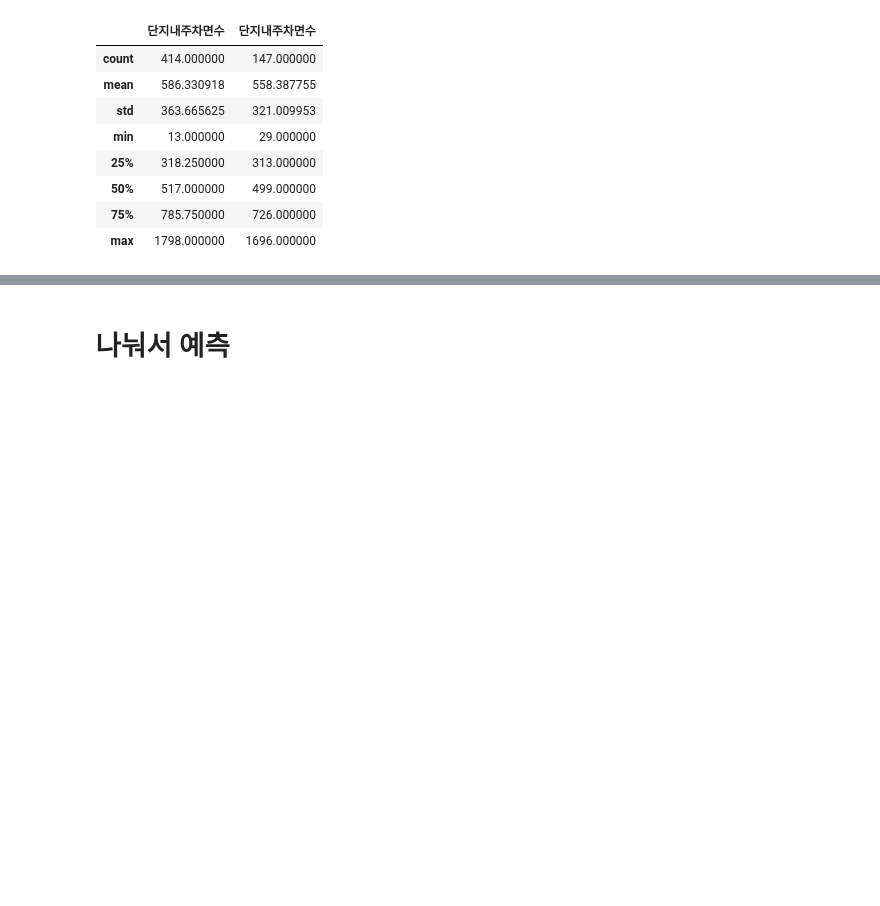
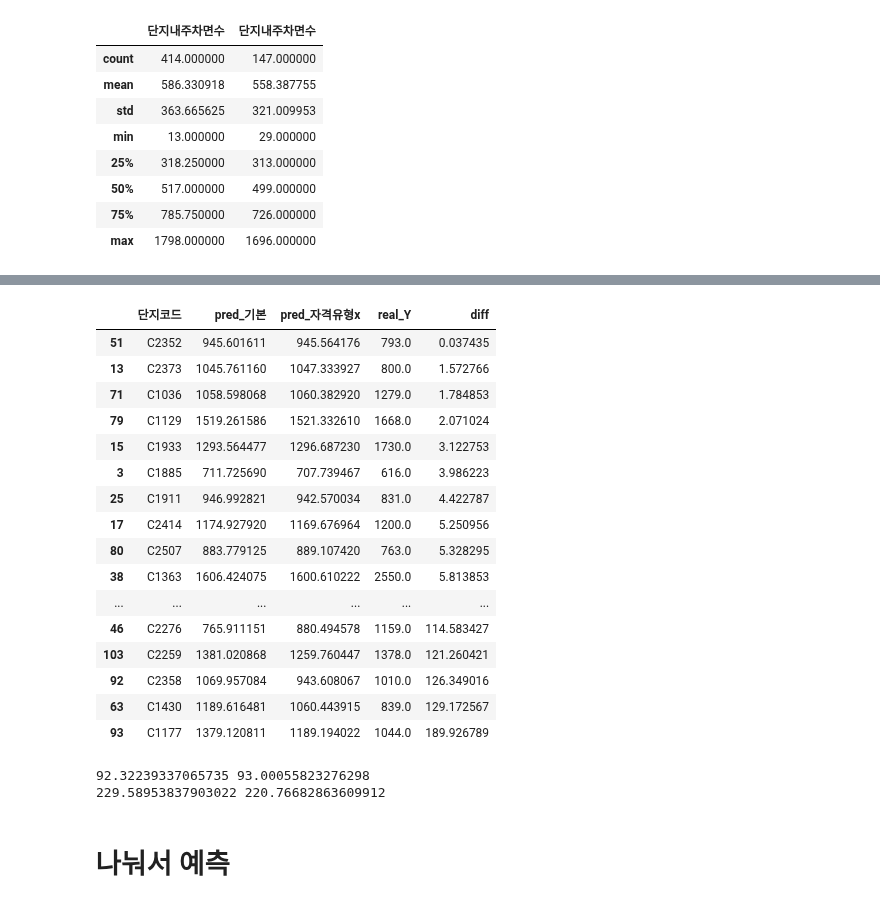
Before and after one commit to whdbfla6/Daesamanlap, a Jupyter notebook: EDA_young/0718_갱신.ipynb, the cells around one changed output, grey strips where cells are left out. Drawn from its saved outputs; the diff is of its cells as text; code cells hidden in the pictures; blank space fills up the shorter version.

```diff
--- a/EDA_young/0718_갱신.ipynb
+++ b/EDA_young/0718_갱신.ipynb
@@ -464,0 +547,2 @@ fit_models(X2, y2, models, cv=False)
+# %%
+best_model_2, best_tst_pred_2, best_error_2=fit_models(X2, y2, models, cv=True)
@@ -464,0 +592,2 @@ fit_models(X2, y2, models, cv=False)
+# %%
+pd.set_option('display.max_rows', None)
@@ -464,0 +604,14 @@ fit_models(X2, y2, models, cv=False)
+# %%
+기존=pd.merge(pd.DataFrame(best_tst_pred2,index=[0]).T.reset_index(),
+         pd.DataFrame(train2.단지코드.reset_index(drop=True)).reset_index(),
+         on="index")
+자격유형드랍=pd.merge(pd.DataFrame(best_tst_pred_2,index=[0]).T.reset_index(),
+         pd.DataFrame(train2.단지코드.reset_index(drop=True)).reset_index(),
+         on="index")
+
+df2=pd.merge(기존, 자격유형드랍, on="단지코드", how='inner')
+df2=df2.drop(columns=["index_x", "index_y"])
+
+df2=pd.merge(df2, train2[["단지코드", "등록차량수"]], on="단지코드", how="inner")
+df2.columns=['pred_기본', '단지코드', 'pred_자격유형x', 'real_Y']
+df2=df2[['단지코드', 'pred_기본', 'pred_자격유형x', 'real_Y']]
@@ -464,0 +620,28 @@ fit_models(X2, y2, models, cv=False)
+# %%
+df2["diff"]=abs(df2.pred_기본-df2.pred_자격유형x)
+# %%
+df2.sort_values("diff")
+# %% [output]
+|  | 단지코드 | pred_기본 | pred_자격유형x | real_Y | diff |
+| 51 | C2352 | 945.601611 | 945.564176 | 793.0 | 0.037435 |
+| 13 | C2373 | 1045.761160 | 1047.333927 | 800.0 | 1.572766 |
+| 71 | C1036 | 1058.598068 | 1060.382920 | 1279.0 | 1.784853 |
+| 79 | C1129 | 1519.261586 | 1521.332610 | 1668.0 | 2.071024 |
+| 15 | C1933 | 1293.564477 | 1296.687230 | 1730.0 | 3.122753 |
+| 3 | C1885 | 711.725690 | 707.739467 | 616.0 | 3.986223 |
+| 25 | C1911 | 946.992821 | 942.570034 | 831.0 | 4.422787 |
+| 17 | C2414 | 1174.927920 | 1169.676964 | 1200.0 | 5.250956 |
+| 80 | C2507 | 883.779125 | 889.107420 | 763.0 | 5.328295 |
+| 38 | C1363 | 1606.424075 | 1600.610222 | 2550.0 | 5.813853 |
+| ... | ... | ... | ... | ... | ... |
+| 46 | C2276 | 765.911151 | 880.494578 | 1159.0 | 114.583427 |
+| 103 | C2259 | 1381.020868 | 1259.760447 | 1378.0 | 121.260421 |
+| 92 | C2358 | 1069.957084 | 943.608067 | 1010.0 | 126.349016 |
+| 63 | C1430 | 1189.616481 | 1060.443915 | 839.0 | 129.172567 |
+| 93 | C1177 | 1379.120811 | 1189.194022 | 1044.0 | 189.926789 |
+# %%
+print(best_error1, best_error_1)
+print(best_error2, best_error_2)
+# %% [output]
+92.32239337065735 93.00055823276298
+229.58953837903022 220.76682863609912
```
Also changed, not shown: parts of 30 cells of this notebook, 6 other files.
